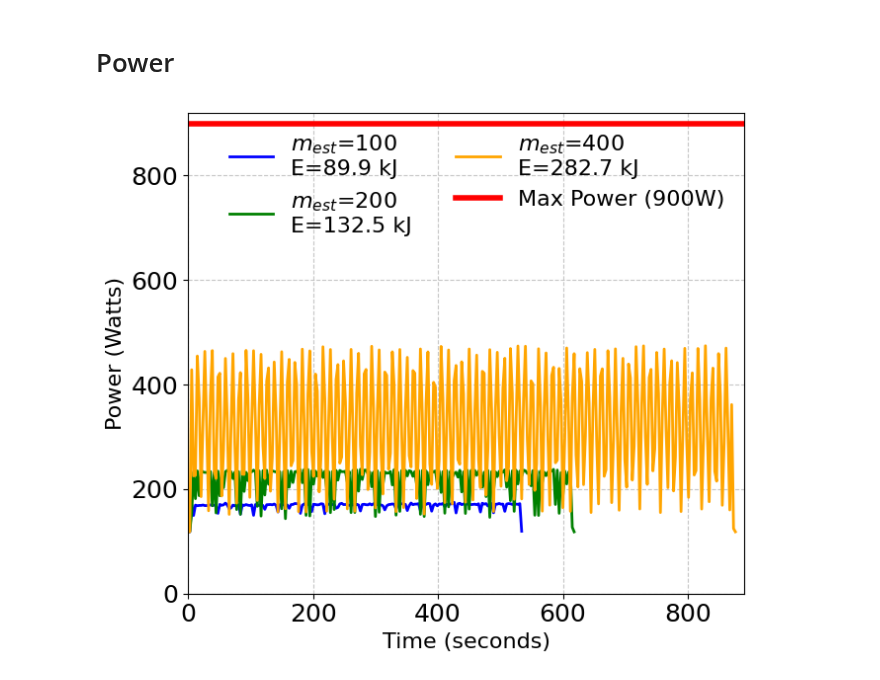
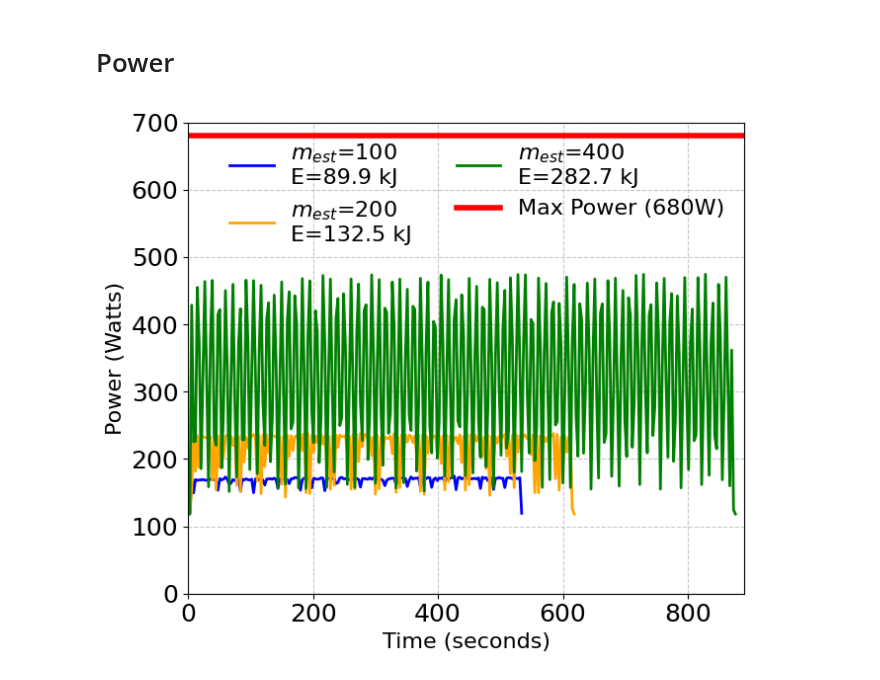
Before and after one commit to paper-code1/VecchiaConditionalExtremes, a Jupyter notebook: experiments/PerformanceVisu_GH200_scaling.ipynb, the cells around one changed output. Drawn from its saved outputs; the diff is of its cells as text; code cells hidden in the pictures.

```diff
--- a/experiments/PerformanceVisu_GH200_scaling.ipynb
+++ b/experiments/PerformanceVisu_GH200_scaling.ipynb
@@ -9,7 +9,7 @@ plt.rcParams.update({'font.size': 18})
 
 # Define the number of processes
 # n_values = [1, 2, 4, 8, 16, 32, 64]
-n_values = [1, 2, 4, 8, 16, 32]
+n_values = [1, 2, 4, 8, 16, 32, 64]
 n_problemsize_200 = [13 * 1e6 * n_ for n_ in n_values]
 n_problemsize_400 = [5 * 1e6 * n_ for n_ in n_values]
 
@@ -77,7 +77,7 @@ ax2 = ax1.twinx()  # Create a second y-axis
 # Bar width and positions
 bar_width = 0.25
 index = np.arange(len(n_values))
-index_GPUs_ps = ['1 \n (5)', '2 \n (10)', '4 \n (20)', '8 \n (40)', '16 \n (80)', '32 \n (160)']
+index_GPUs_ps = ['1 \n (5)', '2 \n (10)', '4 \n (20)', '8 \n (40)', '16 \n (80)', '32 \n (160)', '64 \n (320)']
 
 # Plot stacked bars for each implementation on the first y-axis
 for i, measurement in enumerate(measurements):
@@ -436,7 +436,7 @@ def plot_power_consumption(start_time=300, end_time=340):
 
     # Process and plot data for different m values
     m_values = [100, 200, 400]
-    colors = ['blue', 'green', 'orange']
+    colors = ['blue', 'orange', 'green']
 
     for m, color in zip(m_values, colors):
         try:
@@ -451,33 +451,33 @@ def plot_power_consumption(start_time=300, end_time=340):
             energy = np.trapz(filtered_data['power'], filtered_data['time_seconds'])
 
             plt.plot(filtered_data['time_seconds'],
                     filtered_data['power'],
                     label=f'$m_{{est}}$={m}\nE={energy/1000:.1f} kJ',
                     color=color,
                     linewidth=2)
         except Exception as e:
             print(f"Could not process data for m={m}: {str(e)}")
 
     # Add horizontal line for max power
-    plt.axhline(y=900, color='red', linewidth=4, linestyle='-', label='Max Power (900W)')
+    plt.axhline(y=680, color='red', linewidth=4, linestyle='-', label='Max Power (680W)')
 
     plt.xlabel('Time (seconds)', fontsize=16)
     plt.ylabel('Power (Watts)', fontsize=16)
     plt.grid(True, linestyle='--', alpha=0.7)
     plt.legend(fontsize=16, ncol=2, framealpha=0.)
 
     # Set axis limits
     plt.xlim(start_time, end_time)
-    plt.ylim(0, 920)  # slightly above 900 to show the line clearly
+    plt.ylim(0, 700)  # slightly above 900 to show the line clearly
 
     # Adjust layout to prevent label cutoff
     plt.tight_layout()
 
     # Save the plot
     plt.savefig(f'./fig/gpu0_power_analysis_GH200_{start_time}_{end_time}.pdf', bbox_inches='tight')
     plt.show()
 
 # Example usage:
 plot_power_consumption(start_time=0, end_time=890)
 # %% [output]
-[figure, old version]
+[figure, new version]
```
Also changed, not shown: parts of 1 cell of this notebook, 13 other files.
